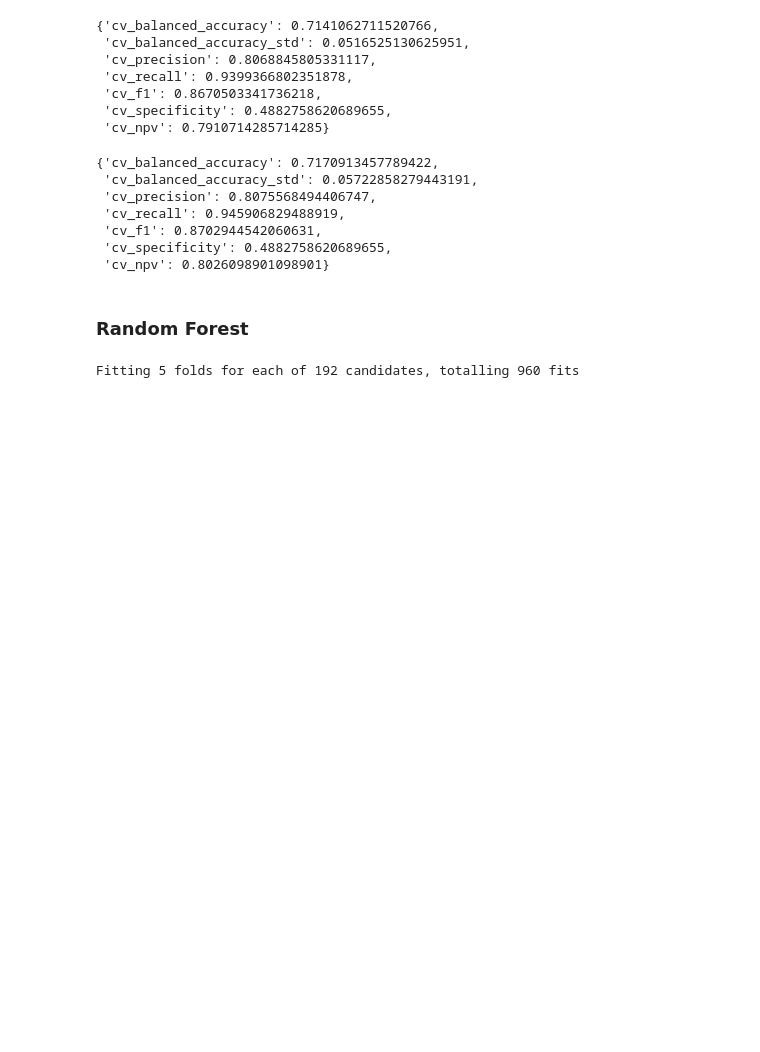
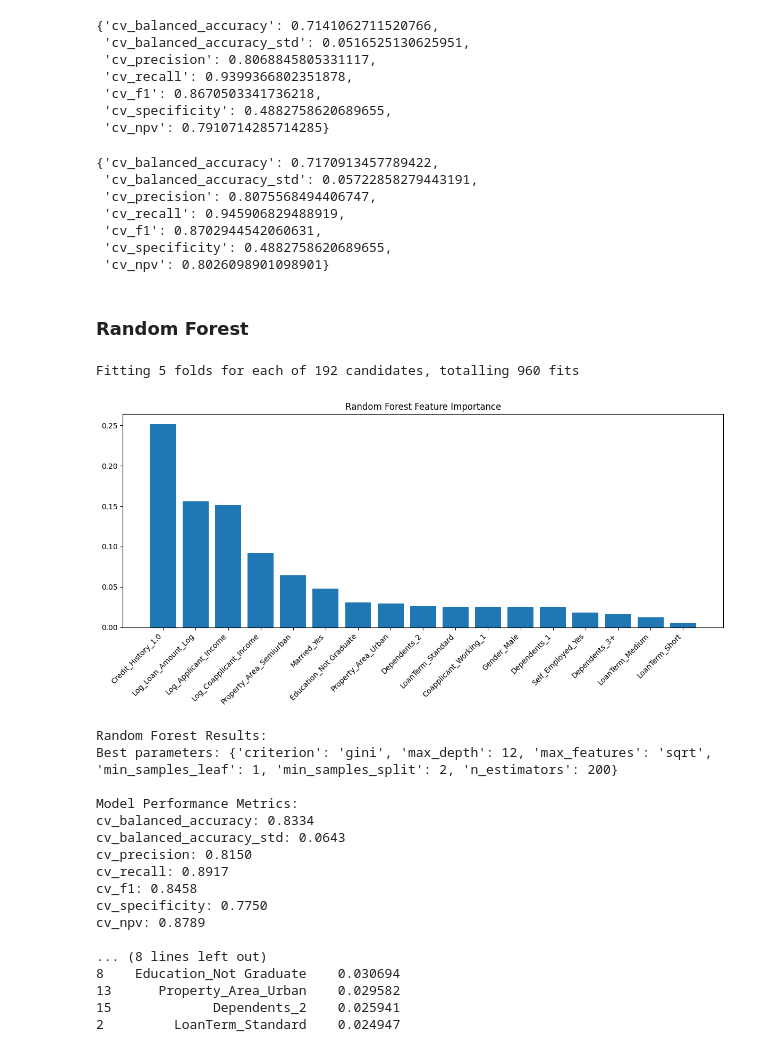
Before and after one commit to JHJORE/data_science_final_project, a Jupyter notebook: data_analysis.ipynb, the cells around one changed output. Saved outputs shown, nothing was run; the diff lists cells and outputs as text; code cells hidden in the pictures; blank space fills up the shorter version.

```diff
--- a/data_analysis.ipynb
+++ b/data_analysis.ipynb
@@ -176,7 +196,7 @@ Name: count, dtype: int64
 def group_loan_term(term):
     if term < 180:
         return 'Short'
-    elif term < 360:
+    elif 180<=term < 360:
         return 'Medium'
     elif term == 360:
         return 'Standard'
@@ -192,9 +212,6 @@ print(df['Loan_Amount_Term_Grouped'].value_counts())
 # Optional: One-hot encode the grouped categories for modeling
 df = pd.get_dummies(df, columns=['Loan_Amount_Term_Grouped'], prefix='LoanTerm', drop_first=True)
 
-
-
-
 df.head()
 # %% [output]
 Loan_Amount_Term_Grouped
@@ -722,15 +640,15 @@ def plot_parameter_effects(search):
 # %%
-from sklearn.ensemble import RandomForestClassifier
-from sklearn.model_selection import GridSearchCV, cross_validate
-from sklearn.preprocessing import StandardScaler
-from sklearn.metrics import make_scorer, confusion_matrix
-from imblearn.over_sampling import SMOTE
-import numpy as np
-import pandas as pd
-import matplotlib.pyplot as plt
+def evaluate_model(model: object, X: pd.DataFrame, y: pd.Series) -> dict:
+    """Evaluate a model using cross-validation with multiple metrics.
 
-def evaluate_model(model, X, y):
-    """Evaluate model with multiple metrics using cross-validation"""
+    Parameters:
+    model: object - dont want to calculate all tehse metric for all tress, only top performer.
+    X: pd.DataFrame - Feature matrix.
+    y: pd.Series - Target vector.
+
+    Returns:
+    dict - Dictionary with cross-validated metrics.
+    """
     scoring = {
         'balanced_accuracy': 'balanced_accuracy',
         'precision': 'precision',
@@ -752,8 +670,10 @@ def evaluate_model(model, X, y):
         'cv_npv': cv_results['test_npv'].mean()
     }
 
-def train_random_forest(df_encoded):
-
+def train_random_forest(df_encoded: pd.DataFrame) -> None:
+    """
+    Train a Random Forest model with hyperparameter tuning and evaluate it.
+    """
     # Separate features and target
     X = df_encoded.drop(['Loan_ID', 'Loan_Status_Y'], axis=1)
     y = df_encoded['Loan_Status_Y']
@@ -763,13 +683,13 @@ def train_random_forest(df_encoded):
     X_scaled = scaler.fit_transform(X)
     X_scaled = pd.DataFrame(X_scaled, columns=X.columns)
 
-    # Apply SMOTE for balance
+    # Apply SMOTE for class balance
     smote = SMOTE(random_state=42)
     X_resampled, y_resampled = smote.fit_resample(X_scaled, y)
 
     # Define parameter grid
     param_grid = {
-        'max_depth': [5, 7, 9,12],
+        'max_depth': [5, 7, 9, 12],
         'n_estimators': [100, 200, 300],
         'min_samples_split': [2, 5],
         'min_samples_leaf': [1, 2],
@@ -817,10 +737,26 @@ def train_random_forest(df_encoded):
 
     print("\nTop 10 Most Important Features:")
     print(feature_importance.head(10))
-
-    return grid_search.best_estimator_, feature_importance, metrics
-# %%
-# Train and evaluate the model
-best_rf, feature_importance, metrics = train_random_forest(df_selected)
-# %% [output]
-Fitting 5 folds for each of 192 candidates, totalling 960 fits
+# %%
+
+train_random_forest(df_selected)
+# %% [output]
+Fitting 5 folds for each of 192 candidates, totalling 960 fits
+[figure, added]
+Random Forest Results:
+Best parameters: {'criterion': 'gini', 'max_depth': 12, 'max_features': 'sqrt', 'min_samples_leaf': 1, 'min_samples_split': 2, 'n_estimators': 200}
+
+Model Performance Metrics:
+cv_balanced_accuracy: 0.8334
+cv_balanced_accuracy_std: 0.0643
+cv_precision: 0.8150
+cv_recall: 0.8917
+cv_f1: 0.8458
+cv_specificity: 0.7750
+cv_npv: 0.8789
+
+... (8 lines left out)
+8    Education_Not Graduate    0.030694
+13      Property_Area_Urban    0.029582
+15             Dependents_2    0.025941
+2         LoanTerm_Standard    0.024947
```
Also changed, not shown: parts of 17 cells of this notebook.
